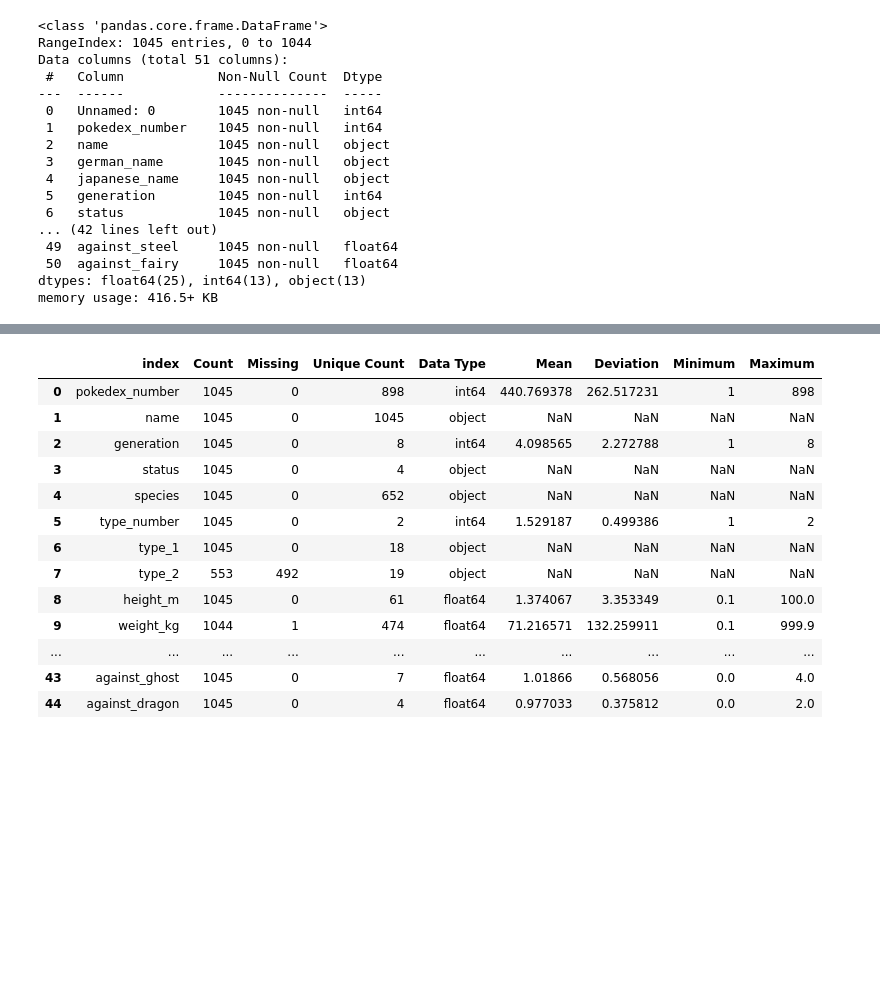
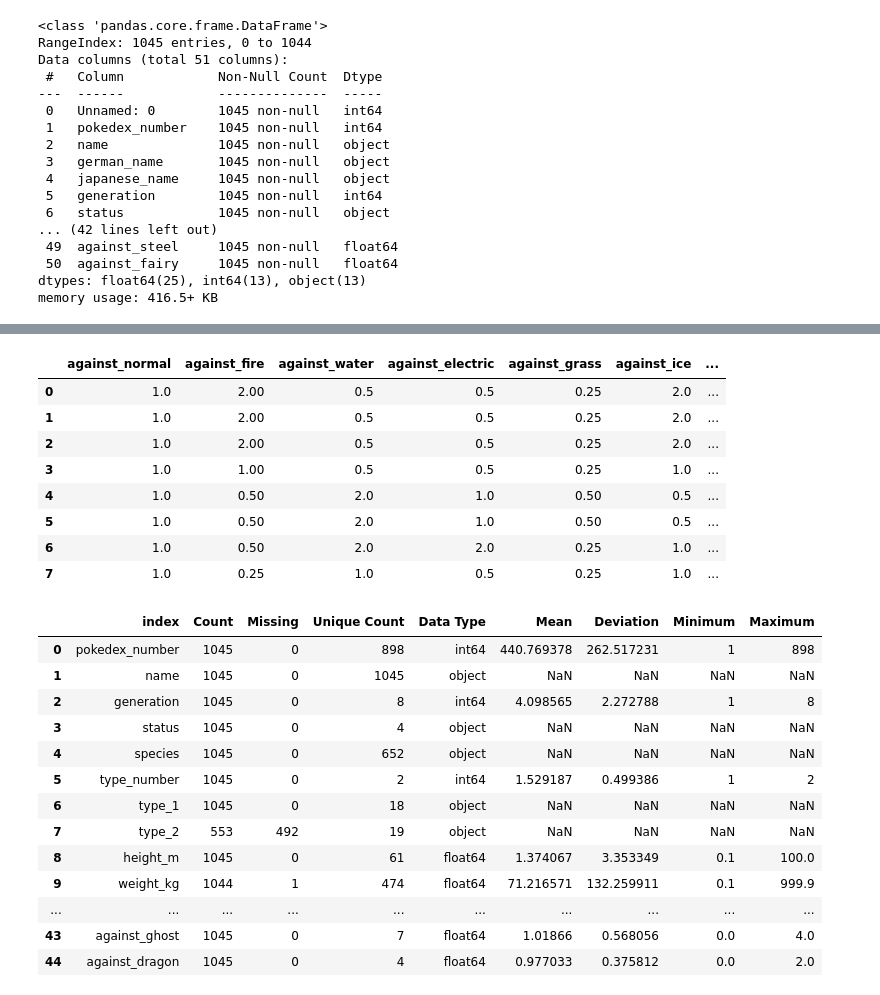
Before and after one commit to Akuson/projects, a Jupyter notebook: EDA Pokemon/Decoding Pokemon.ipynb, the cells around one changed output, grey strips where cells are left out. Cells and saved outputs as stored; diff of their text form; code cells hidden in the pictures; blank space fills up the shorter version.

```diff
--- a/EDA Pokemon/Decoding Pokemon.ipynb
+++ b/EDA Pokemon/Decoding Pokemon.ipynb
@@ -45,3 +73,16 @@ pokedex.drop(columns=pokedex.columns[[0,3,4]],inplace=True)
+# %%
+# A view of columns 30 to 47: (Damage Multiplier columns)
+pokedex.iloc[0:8,30:48]
+# %% [output]
+|  | against_normal | against_fire | against_water | against_electric | against_grass | against_ice | ... |
+| 0 | 1.0 | 2.00 | 0.5 | 0.5 | 0.25 | 2.0 | ... |
+| 1 | 1.0 | 2.00 | 0.5 | 0.5 | 0.25 | 2.0 | ... |
+| 2 | 1.0 | 2.00 | 0.5 | 0.5 | 0.25 | 2.0 | ... |
+| 3 | 1.0 | 1.00 | 0.5 | 0.5 | 0.25 | 1.0 | ... |
+| 4 | 1.0 | 0.50 | 2.0 | 1.0 | 0.50 | 0.5 | ... |
+| 5 | 1.0 | 0.50 | 2.0 | 1.0 | 0.50 | 0.5 | ... |
+| 6 | 1.0 | 0.50 | 2.0 | 2.0 | 0.25 | 1.0 | ... |
+| 7 | 1.0 | 0.25 | 1.0 | 0.5 | 0.25 | 1.0 | ... |
 # %%
 # A description of the data:
 def desc_col(series:pd.Series):
```
Also changed, not shown: parts of 10 cells of this notebook.
